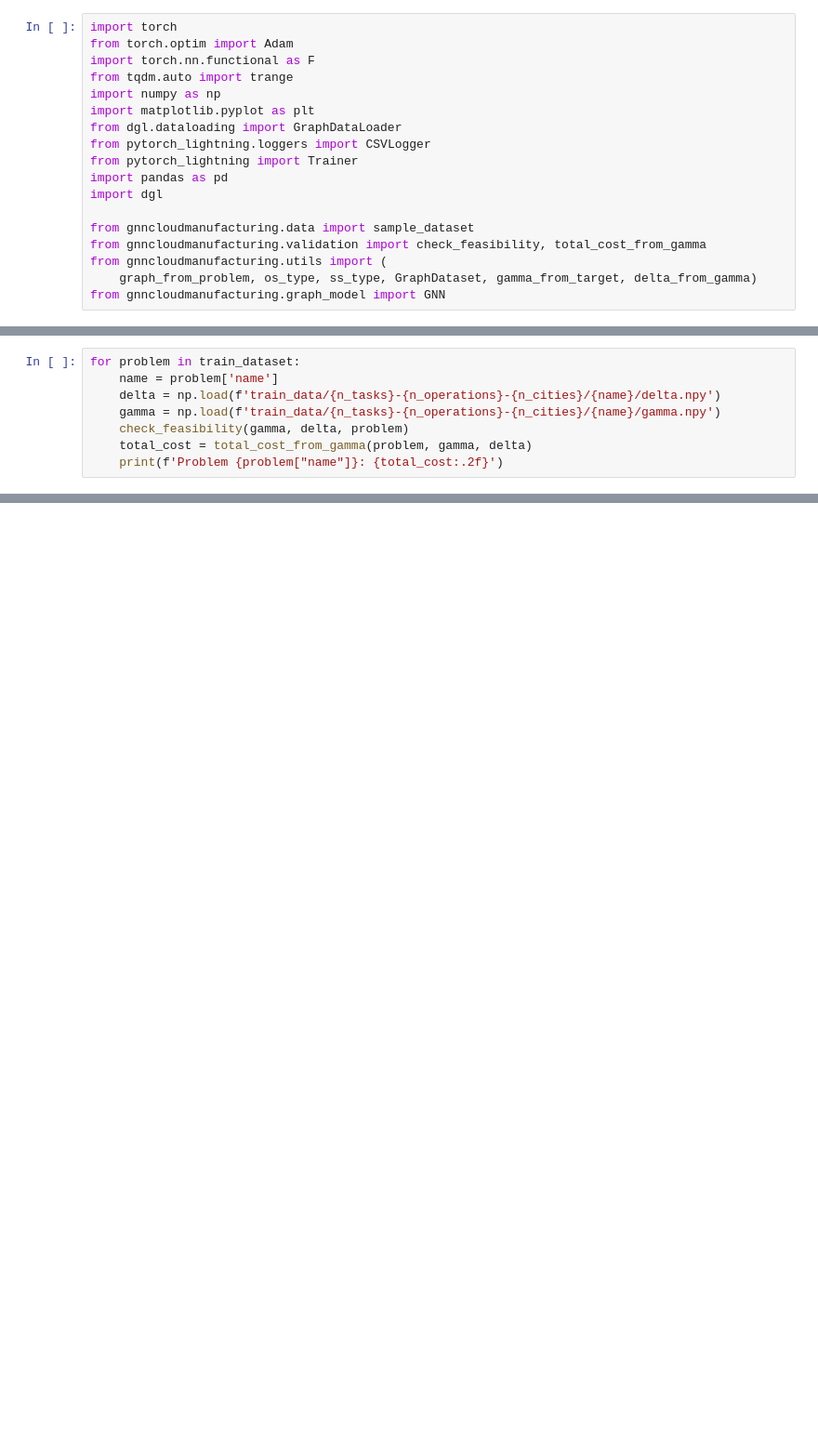
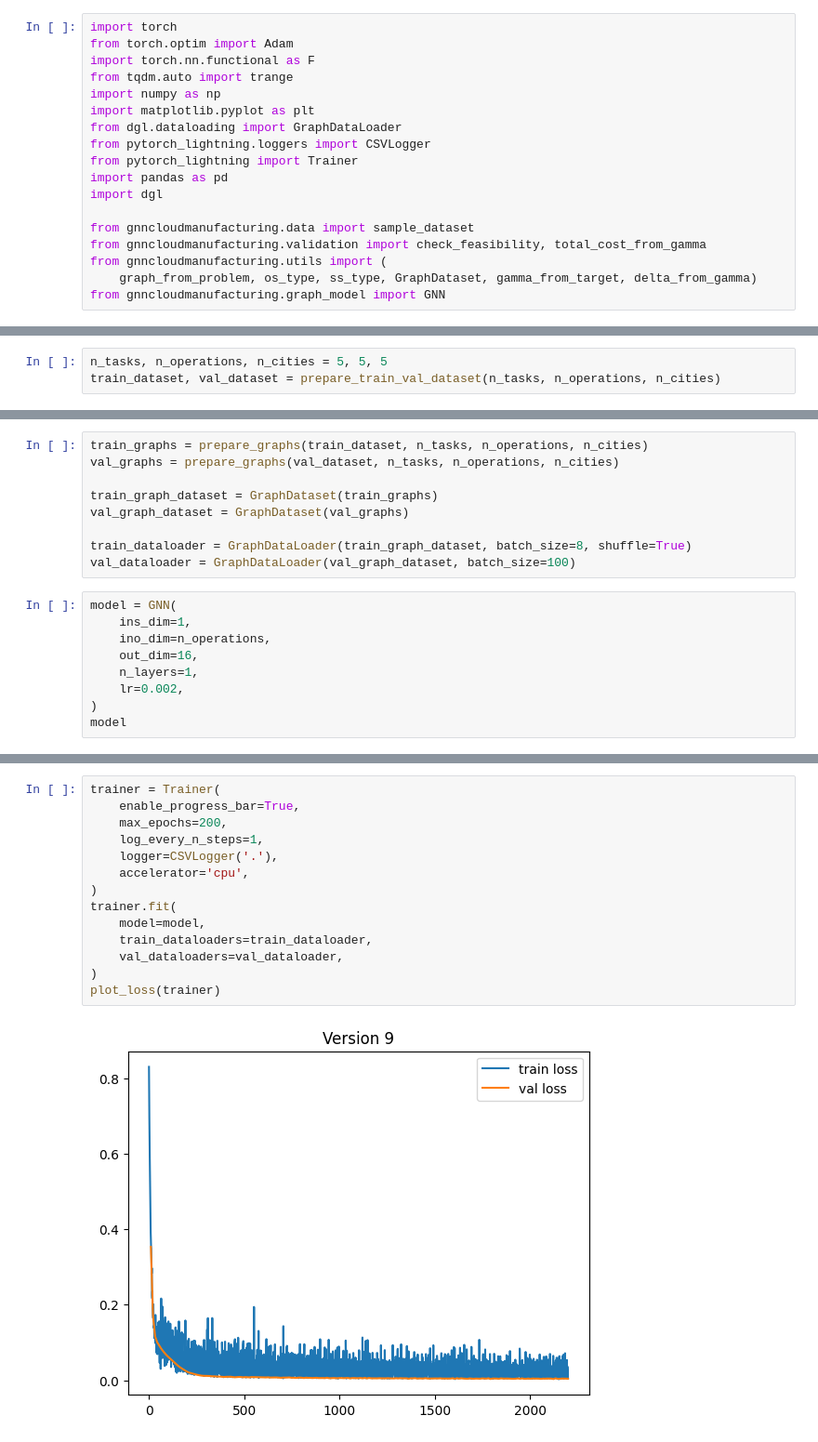
Before and after one commit to airi-industrial-ai/gnn-cloud-manufacturing, a Jupyter notebook: notebooks/multiple_gnn/train_gnn.ipynb, the cells around one changed output, grey strips where cells are left out. Shown: that part at 93% size. Drawn from its saved outputs; the diff is of its cells as text; blank space fills up the shorter version.

Commit message:
add all problems in multiple gnn solution

```diff
--- a/notebooks/multiple_gnn/train_gnn.ipynb
+++ b/notebooks/multiple_gnn/train_gnn.ipynb
@@ -34,8 +20,0 @@ val_dataset = dataset[80:]
-# %%
-for problem in train_dataset:
-    name = problem['name']
-    delta = np.load(f'train_data/{n_tasks}-{n_operations}-{n_cities}/{name}/delta.npy')
-    gamma = np.load(f'train_data/{n_tasks}-{n_operations}-{n_cities}/{name}/gamma.npy')
-    check_feasibility(gamma, delta, problem)
-    total_cost = total_cost_from_gamma(problem, gamma, delta)
-    print(f'Problem {problem["name"]}: {total_cost:.2f}')
@@ -229,0 +86,3 @@ Average cost: 6307.80
+# %%
+n_tasks, n_operations, n_cities = 5, 5, 5
+train_dataset, val_dataset = prepare_train_val_dataset(n_tasks, n_operations, n_cities)
@@ -229,0 +97,18 @@ Average cost: 6307.80
+# %%
+train_graphs = prepare_graphs(train_dataset, n_tasks, n_operations, n_cities)
+val_graphs = prepare_graphs(val_dataset, n_tasks, n_operations, n_cities)
+
+train_graph_dataset = GraphDataset(train_graphs)
+val_graph_dataset = GraphDataset(val_graphs)
+
+train_dataloader = GraphDataLoader(train_graph_dataset, batch_size=8, shuffle=True)
+val_dataloader = GraphDataLoader(val_graph_dataset, batch_size=100)
+# %%
+model = GNN(
+    ins_dim=1,
+    ino_dim=n_operations,
+    out_dim=16,
+    n_layers=1,
+    lr=0.002,
+)
+model
@@ -229,0 +132,16 @@ Average cost: 6307.80
+# %%
+trainer = Trainer(
+    enable_progress_bar=True,
+    max_epochs=200,
+    log_every_n_steps=1,
+    logger=CSVLogger('.'),
+    accelerator='cpu',
+)
+trainer.fit(
+    model=model,
+    train_dataloaders=train_dataloader,
+    val_dataloaders=val_dataloader,
+)
+plot_loss(trainer)
+# %% [output]
+[figure, added]
```
Also changed, not shown: parts of 59 cells of this notebook, 8 other files.
